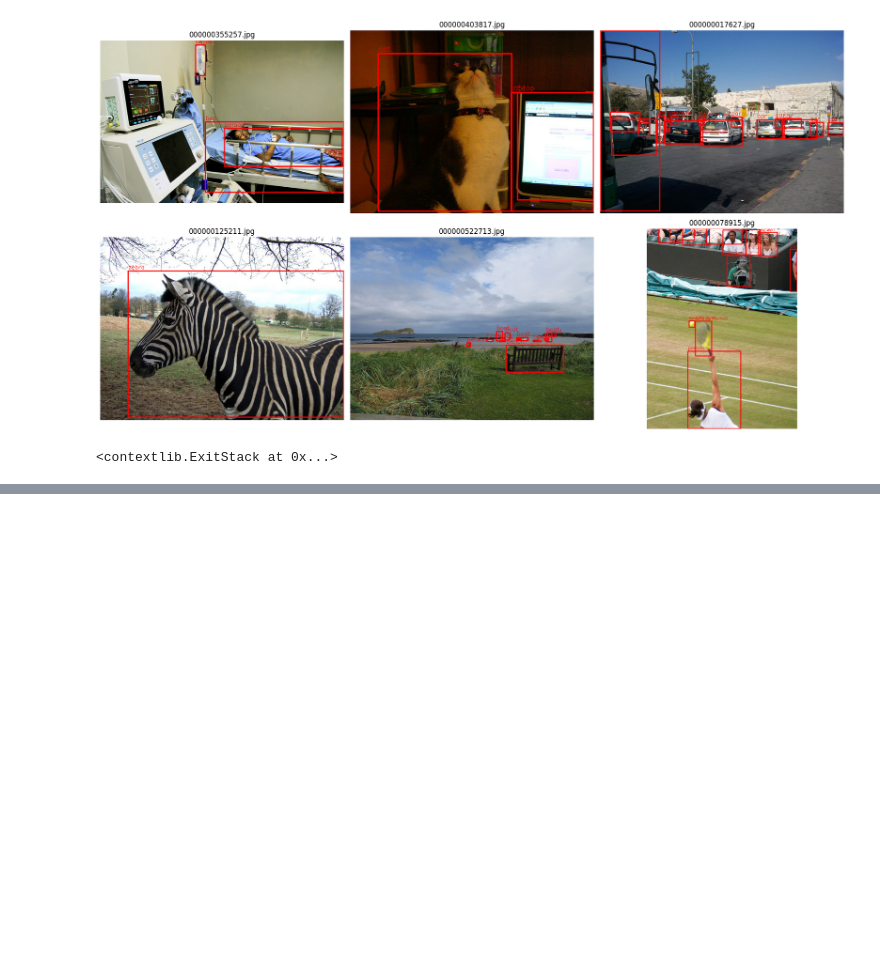
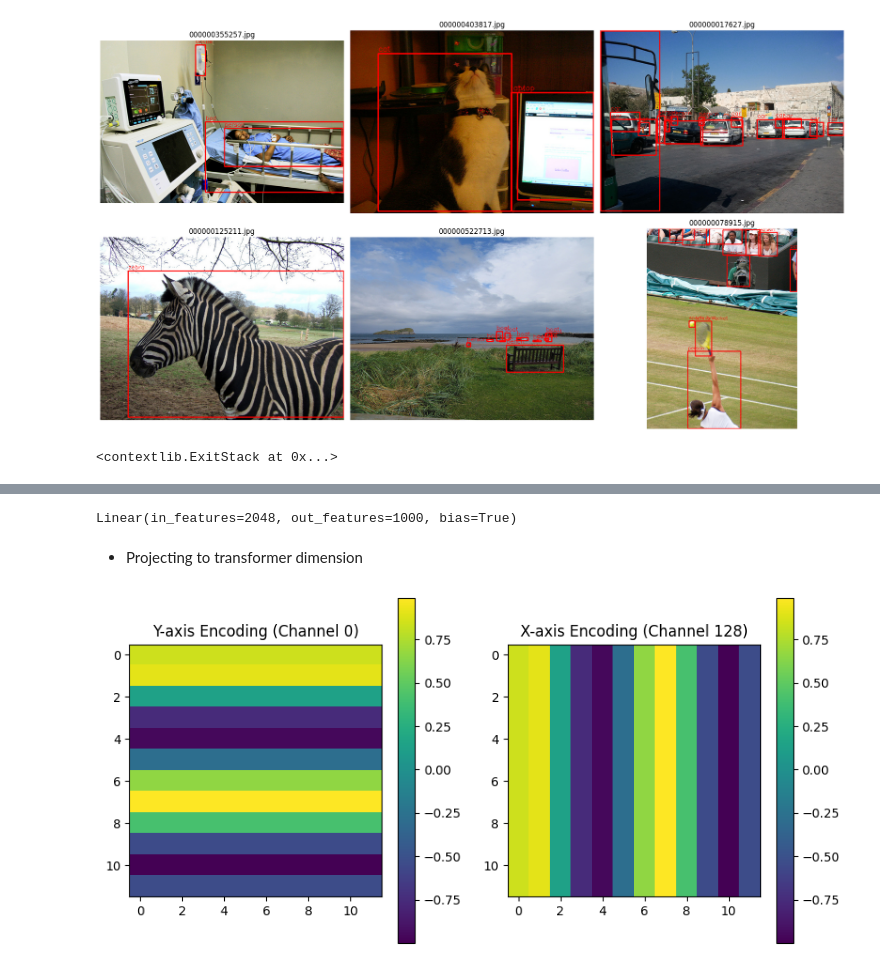
Before and after one commit to manindersingh120996/DETR_from_scratch, a Jupyter notebook: rough_experimentation.ipynb, the cells around one changed output, grey strips where cells are left out. Cells and saved outputs as stored; diff of their text form; code cells hidden in the pictures; blank space fills up the shorter version.

Commit message:
experimenting with 2D Positional encoding

```diff
--- a/rough_experimentation.ipynb
+++ b/rough_experimentation.ipynb
@@ -142,0 +153,6 @@ plt.ioff()
+# %%
+backbone = models.resnet50(pretrained = True)
+backbone.fc
+# backbone = nn.Sequential()
+# %% [output]
+Linear(in_features=2048, out_features=1000, bias=True)
@@ -142,0 +161,2 @@ plt.ioff()
+# %% [markdown]
+- Projecting to transformer dimension
@@ -142,0 +207,26 @@ plt.ioff()
+# %%
+pos = PositionalEncoding2D()
+x = torch.rand([1,3,12,12])
+pe = pos(x)
+# %%
+import matplotlib.pyplot as plt
+# pe_tensor = pe[0] if isinstance(pe, tuple) else pe
+# 2. Extract a few channels to visualize
+# We'll grab the 1st channel (Y-axis encoding) and the 129th channel (X-axis encoding)
+y_sample = pe[0, 0, :, :].detach().numpy()    # First half represents Y
+x_sample = pe[0, 128, :, :].detach().numpy()  # Second half represents X
+
+# 3. Plotting
+fig, axes = plt.subplots(1, 2, figsize=(10, 5))
+
+im1 = axes[0].imshow(y_sample, cmap='viridis')
+axes[0].set_title("Y-axis Encoding (Channel 0)")
+plt.colorbar(im1, ax=axes[0])
+
+im2 = axes[1].imshow(x_sample, cmap='viridis')
+axes[1].set_title("X-axis Encoding (Channel 128)")
+plt.colorbar(im2, ax=axes[1])
+
+plt.show()
+# %% [output]
+[figure, added]
```
Also changed, not shown: parts of 5 cells of this notebook.
